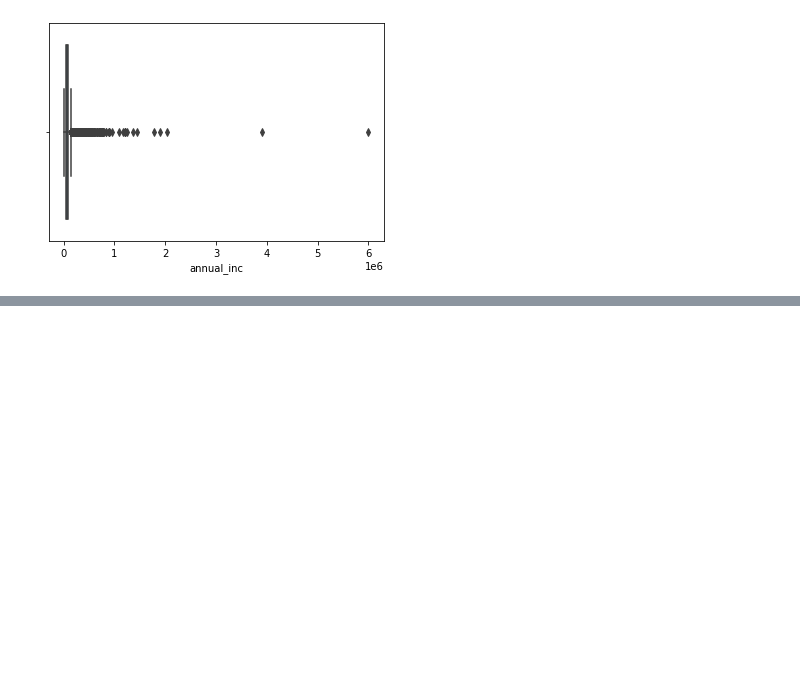
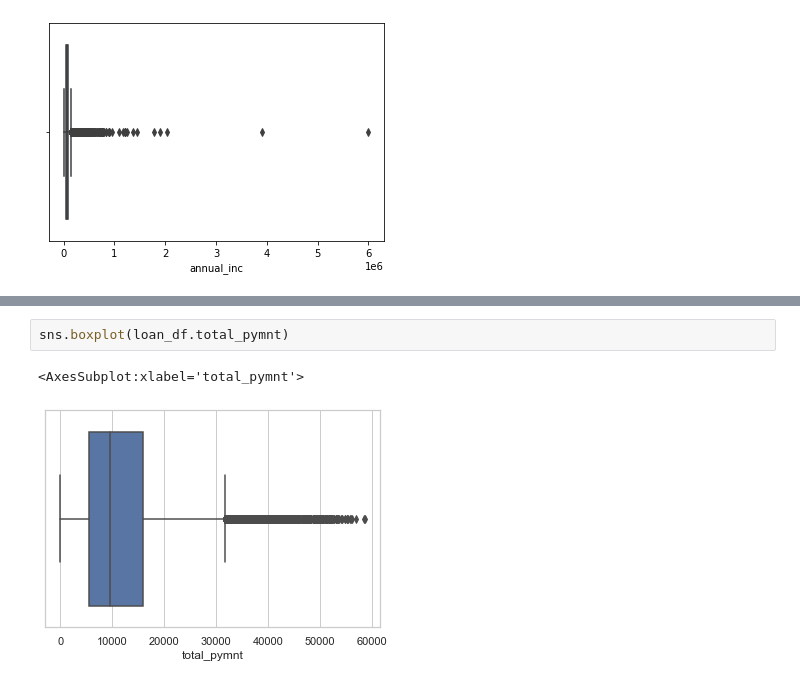
Before and after one commit to swapnilkj89/LendingClubCaseStudy, a Jupyter notebook: LendingClubCaseStudy.ipynb, the cells around one changed output, grey strips where cells are left out. Saved outputs shown, nothing was run; the diff lists cells and outputs as text; blank space fills up the shorter version.

```diff
--- a/LendingClubCaseStudy.ipynb
+++ b/LendingClubCaseStudy.ipynb
@@ -287,0 +377,5 @@ sns.boxplot(loan_df['annual_inc'])
+# %%
+sns.boxplot(loan_df.total_pymnt)
+# %% [output]
+<AxesSubplot:xlabel='total_pymnt'>
+[figure, added]
```
Also changed, not shown: parts of 17 cells of this notebook.
